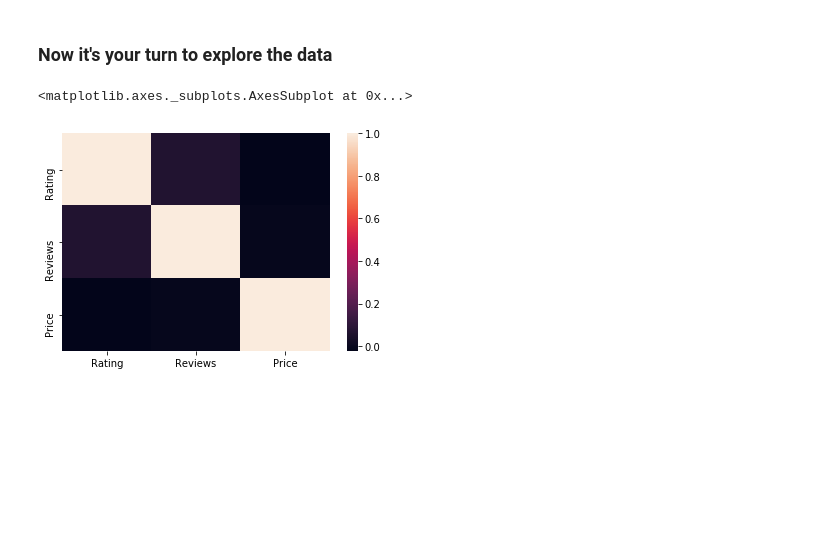
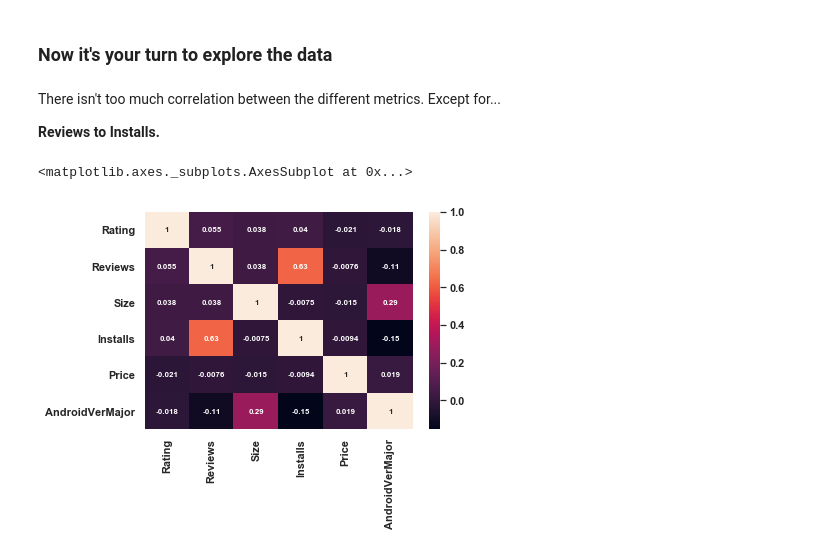
Before and after one commit to mustakarhu/ELY-Python-for-Data-Science, a Jupyter notebook: Project - Google Apps Analysis.ipynb, the cells around one changed output. Saved outputs shown, nothing was run; the diff lists cells and outputs as text; code cells hidden in the pictures; blank space fills up the shorter version.

```diff
--- a/Project - Google Apps Analysis.ipynb
+++ b/Project - Google Apps Analysis.ipynb
@@ -41,0 +36,31 @@ AttributeError: Can only use .str accessor with string values, which use np.obje
+# %%
+import re
+apps = pd.read_csv('googleplaystore.csv')
+apps.columns = apps.columns.str.replace(' ', '')
+# change price to a float data type
+apps.Price = apps.Price.str.replace('$', '')
+apps.Price = apps.Price.astype(float)
+# change installs to an integer data type
+apps.Installs = apps.Installs.str.replace(r'[,+]', '')
+apps.Installs = apps.Installs.astype(int)
+
+# change size to number value in MB
+repl = lambda x: (x.group(0)[1:-1])
+apps.Size = apps.Size.str.replace('Varies with device', '0')
+apps.Size = apps.Size.str.replace('M','000')
+apps.Size = apps.Size.str.replace(r'(\.[0-9]000)', repl)
+apps.Size = apps.Size.str.replace(r'[k]', '')
+apps.Size = apps.Size.str.replace(r'\.[0-9]','')
+apps.Size = apps.Size.astype(int)/1000
+
+# add android major version x.y
+apps['AndroidVerMajor'] = apps.AndroidVer.str[:3]
+apps.AndroidVerMajor = apps.AndroidVerMajor.str.replace('Var', '0')
+apps.AndroidVerMajor = apps.AndroidVerMajor.astype(float)
+
+# clean up type
+# apps['Type'] = apps[apps.Type.isna()]
+
+
+# drop duplicated rows
+apps.drop_duplicates(inplace = True, keep='first', subset = 'App')
@@ -123,8 +158,12 @@ All categories except Dating apps have an average rating above 4. It could eithe
 https://www.kaggle.com/ash316/eda-to-prediction-dietanic
 # %% [markdown]
 ### Now it's your turn to explore the data
+# %% [markdown]
+There isn't too much correlation between the different metrics. Except for...
+
+**Reviews to Installs.**
 # %%
-sns.heatmap(apps.corr())
+sns.heatmap(apps.corr(), annot=True)
 # %% [output]
 <matplotlib.axes._subplots.AxesSubplot at 0x...>
-[figure, old version]
+[figure, new version]
```
Also changed, not shown: parts of 10 cells of this notebook.
